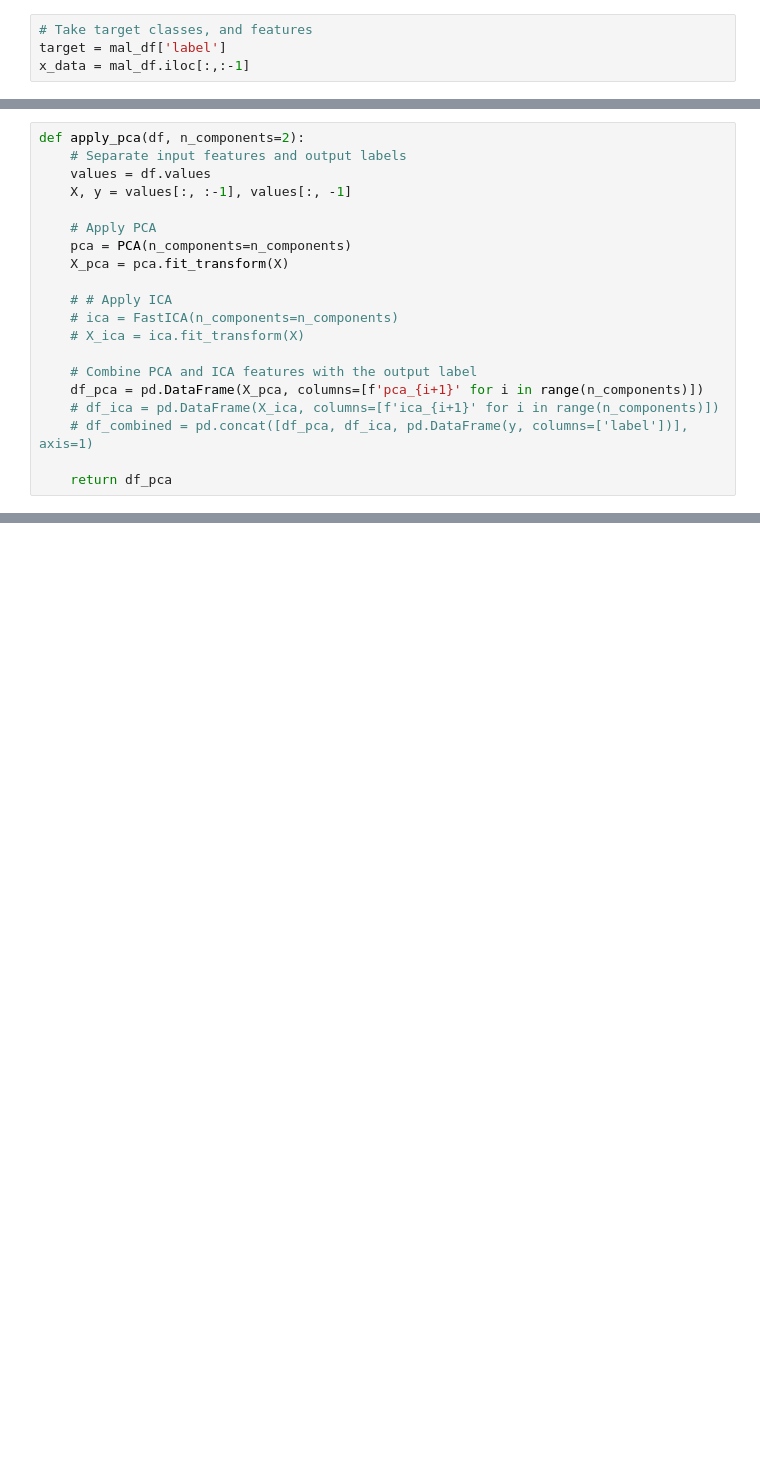
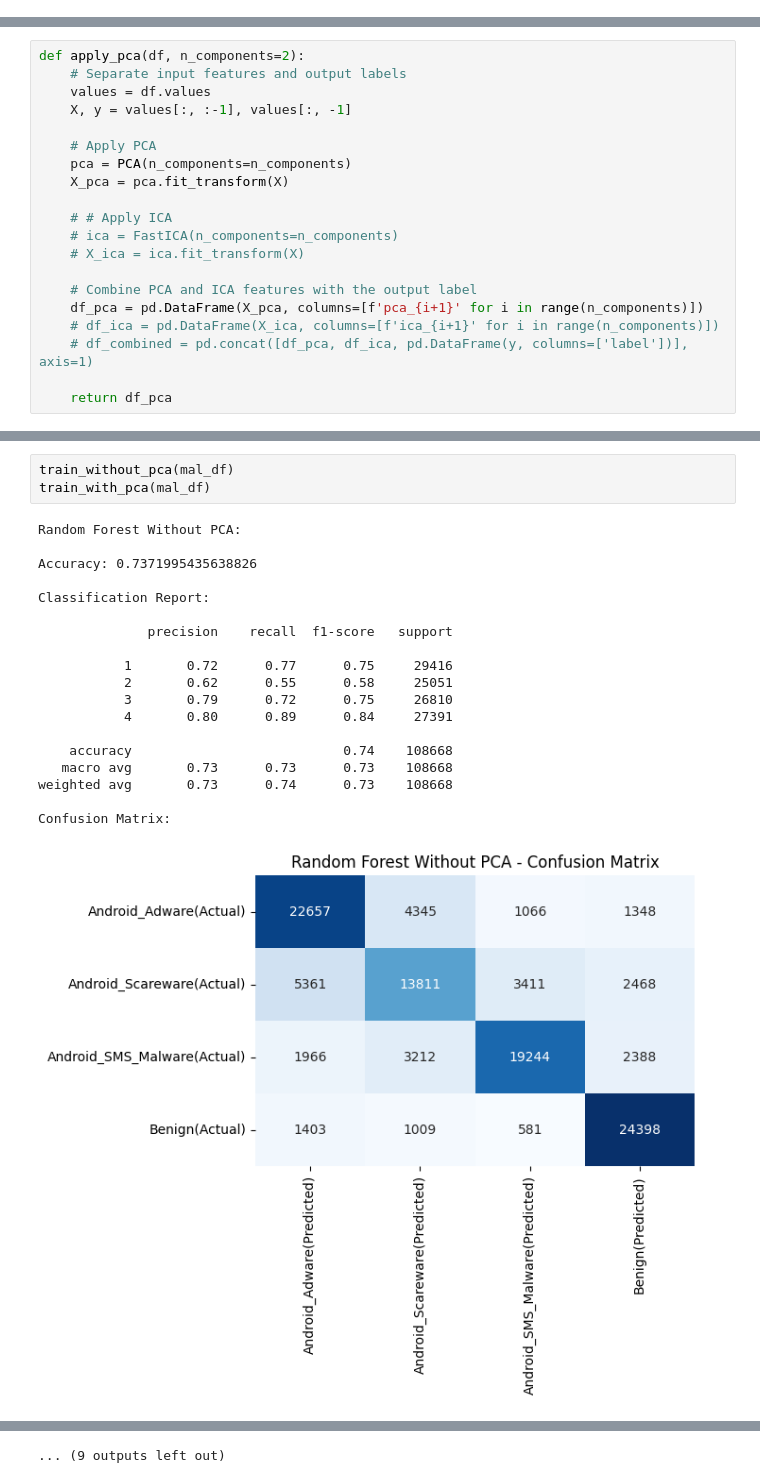
Before and after one commit to DJumanto/FP-PEMSIN-2024, a Jupyter notebook: Malware_Analysis.ipynb, the cells around one changed output, grey strips where cells are left out. Drawn from its saved outputs; the diff is of its cells as text; blank space fills up the shorter version.

Commit message:
add training with pca and non pca

```diff
--- a/Malware_Analysis.ipynb
+++ b/Malware_Analysis.ipynb
@@ -257,10 +257,6 @@ print_class_distribution(mal_df, 'Balanced Class Distribution')
 # %% [output]
 balanced data counts:
 [figure]
-# %%
-# Take target classes, and features
-target = mal_df['label']
-x_data = mal_df.iloc[:,:-1]
 # %%
 correlation_matrix = mal_df.corr()
 plt.figure(figsize=(20, 15))
@@ -397,0 +445,23 @@ NameError: name 'train_test_split' is not defined
+# %%
+train_without_pca(mal_df)
+train_with_pca(mal_df)
+# %% [output]
+Random Forest Without PCA:
+
+Accuracy: 0.7371995435638826
+
+Classification Report:
+
+              precision    recall  f1-score   support
+
+           1       0.72      0.77      0.75     29416
+           2       0.62      0.55      0.58     25051
+           3       0.79      0.72      0.75     26810
+           4       0.80      0.89      0.84     27391
+
+    accuracy                           0.74    108668
+   macro avg       0.73      0.73      0.73    108668
+weighted avg       0.73      0.74      0.73    108668
+
+Confusion Matrix:
+[figure, added]
@@ -397,0 +573 @@ NameError: name 'train_test_split' is not defined
+... (9 outputs left out)
```
Also changed, not shown: parts of 6 cells of this notebook.
